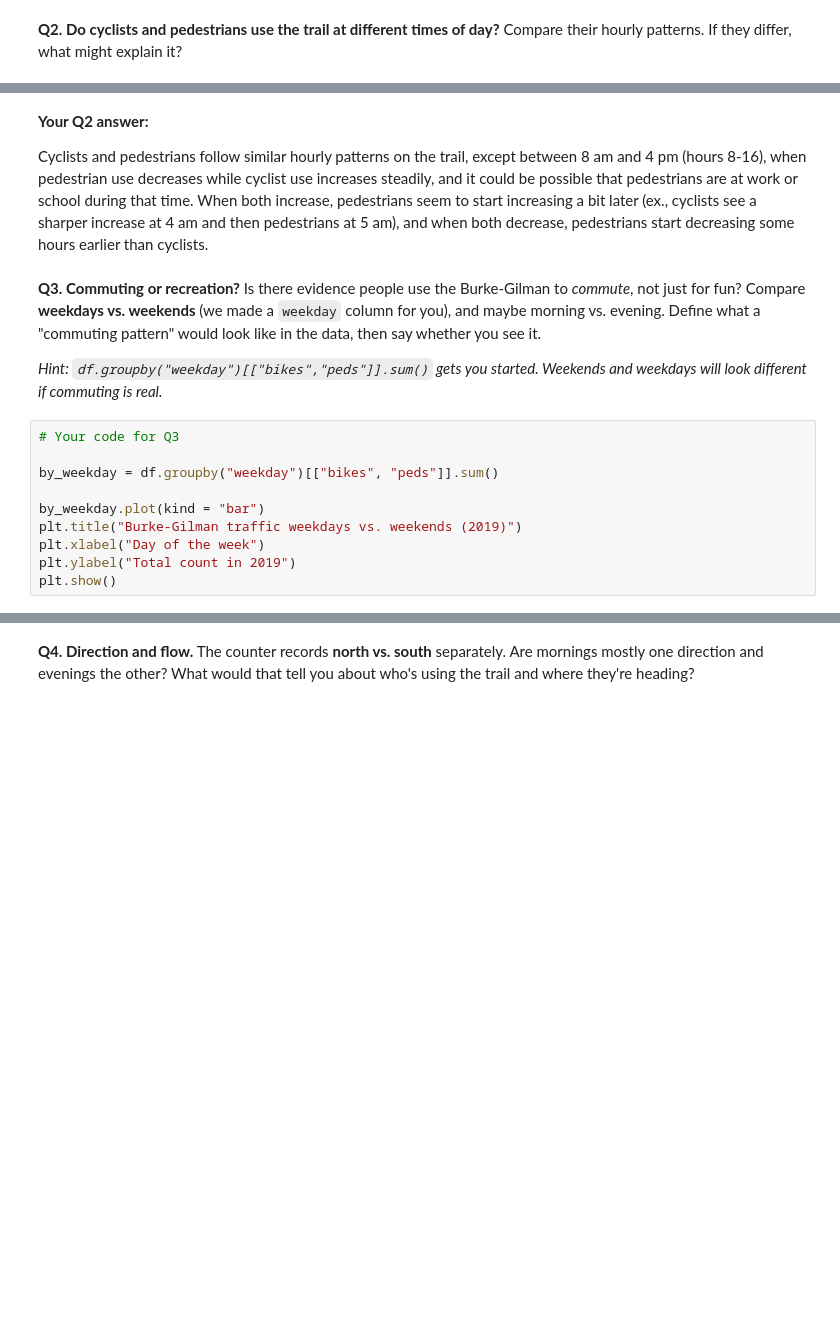
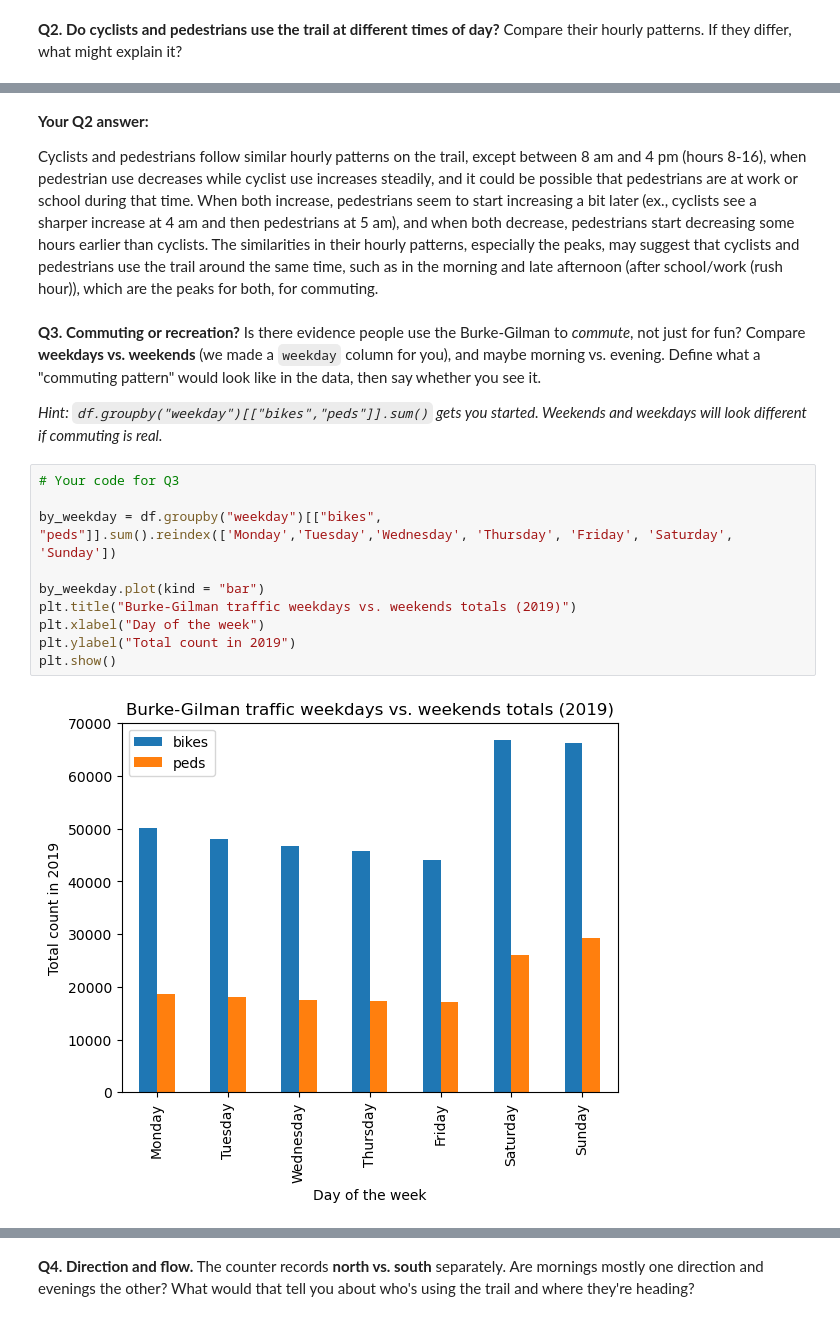
Before and after one commit to mb1804/hcde-410, a Jupyter notebook: A1/A1.ipynb, the cells around one changed output, grey strips where cells are left out. Cells and saved outputs as stored; diff of their text form; blank space fills up the shorter version.

```diff
--- a/A1/A1.ipynb
+++ b/A1/A1.ipynb
@@ -133,7 +178,7 @@ plt.show()
 # %% [markdown]
 **Your Q2 answer:**
 
-Cyclists and pedestrians follow similar hourly patterns on the trail, except between 8 am and 4 pm (hours 8-16), when pedestrian use decreases while cyclist use increases steadily, and it could be possible that pedestrians are at work or school during that time. When both increase, pedestrians seem to start increasing a bit later (ex., cyclists see a sharper increase at 4 am and then pedestrians at 5 am), and when both decrease, pedestrians start decreasing some hours earlier than cyclists.
+Cyclists and pedestrians follow similar hourly patterns on the trail, except between 8 am and 4 pm (hours 8-16), when pedestrian use decreases while cyclist use increases steadily, and it could be possible that pedestrians are at work or school during that time. When both increase, pedestrians seem to start increasing a bit later (ex., cyclists see a sharper increase at 4 am and then pedestrians at 5 am), and when both decrease, pedestrians start decreasing some hours earlier than cyclists. The similarities in their hourly patterns, especially the peaks, may suggest that cyclists and pedestrians use the trail around the same time, such as in the morning and late afternoon (after school/work (rush hour)), which are the peaks for both, for commuting.
 # %% [markdown]
 **Q3. Commuting or recreation?**
 Is there evidence people use the Burke-Gilman to *commute*, not just for fun? Compare **weekdays vs. weekends** (we made a `weekday` column for you), and maybe morning vs. evening. Define what a "commuting pattern" would look like in the data, then say whether you see it.
@@ -142,11 +187,13 @@ Is there evidence people use the Burke-Gilman to *commute*, not just for fun? Co
 # %%
 # Your code for Q3
 
-by_weekday = df.groupby("weekday")[["bikes", "peds"]].sum()
+by_weekday = df.groupby("weekday")[["bikes", "peds"]].sum().reindex(['Monday','Tuesday','Wednesday', 'Thursday', 'Friday', 'Saturday', 'Sunday'])
 
 by_weekday.plot(kind = "bar")
-plt.title("Burke-Gilman traffic weekdays vs. weekends (2019)")
+plt.title("Burke-Gilman traffic weekdays vs. weekends totals (2019)")
 plt.xlabel("Day of the week")
 plt.ylabel("Total count in 2019")
 plt.show()
+# %% [output]
+[figure, added]
 # %%
```
Also changed, not shown: parts of 11 cells of this notebook, 1 other file.
